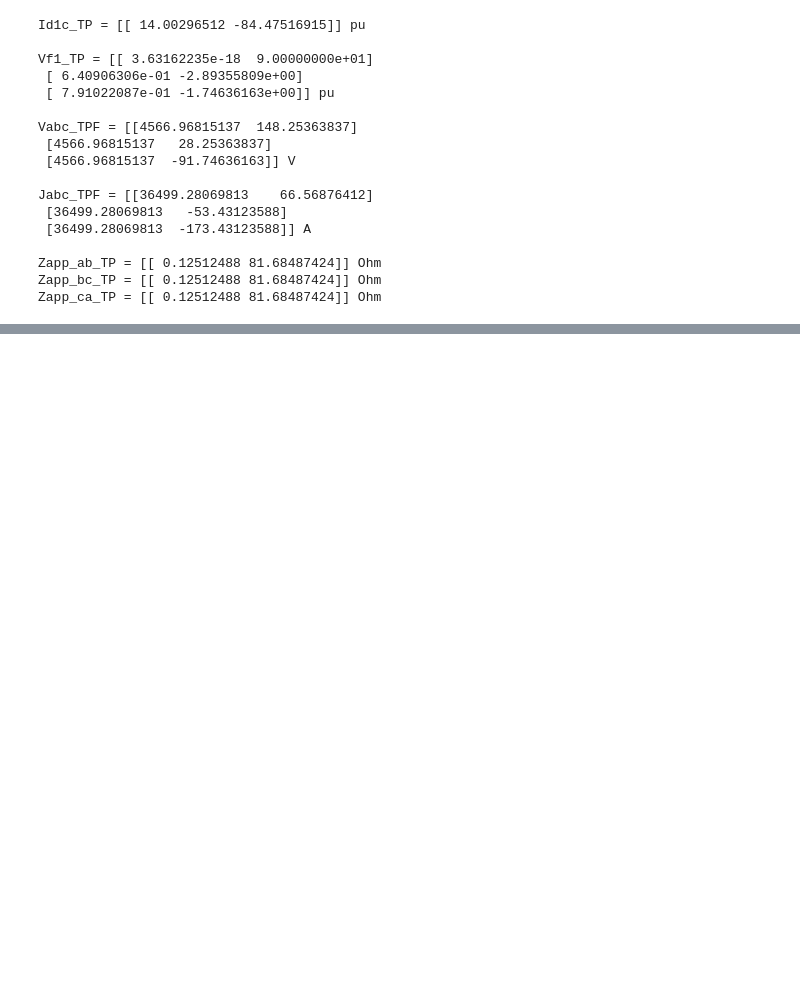
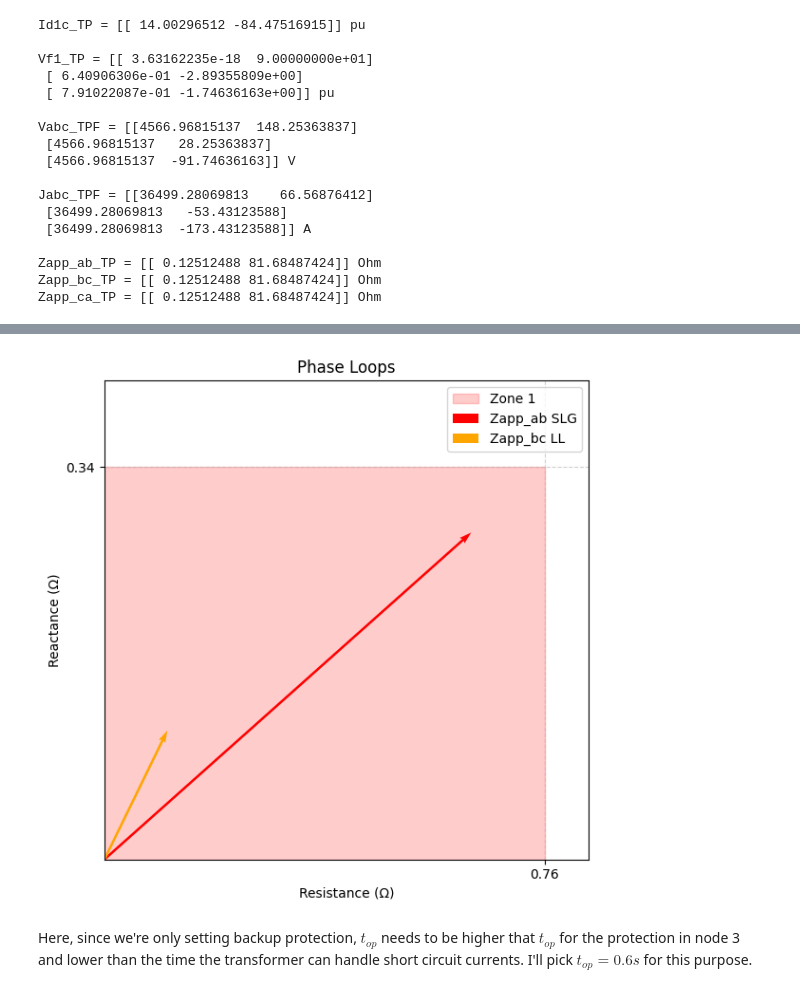
Before and after one commit to e4m8ch/IST_PSE, a Jupyter notebook: main.ipynb, the cells around one changed output, grey strips where cells are left out. Cells and saved outputs as stored; diff of their text form; code cells hidden in the pictures; blank space fills up the shorter version.

Commit message:
Final version for project purposes.

```diff
--- a/main.ipynb
+++ b/main.ipynb
@@ -1344,7 +1375,7 @@ print("Vf1_LL = " + str(phasor(Vf1_LL[[2, 6, 11]])) + " pu\n")
 V012_LLF = Rot @ np.array([0, Vf1_LL[11], Vd2_LL[11]])
 
 # Convert to phase voltages in volts
-Vabc_LLF = dfs["Nodes"]["Base Voltage [V]"][2]/math.sqrt(3) * A @ V012_LLF
+Vabc_LLF = dfs["Nodes"]["Base Voltage [V]"][11]/math.sqrt(3) * A @ V012_LLF
 
 print("Vabc_LLF = " + str(phasor(Vabc_LLF)) + " V\n")
 
@@ -1445,0 +1545,47 @@ Zapp_ca_TP = [[ 0.12512488 81.68487424]] Ohm
+# %%
+X_PL = 1.2 * max(Zapp_bc_LL.imag, Zapp_ab_SLG.imag)
+R_PL = 1.2 * max(Zapp_bc_LL.real, Zapp_ab_SLG.real)
+
+dfs["Transformers"]["Z [pu]"] = dfs["Transformers"]["R [pu]"] + 1j*dfs["Transformers"]["X [pu]"]
+dfs["Transformers"]["Z [ohm]"] = dfs["Transformers"]["Z [pu]"] * Z_base.iloc[1]
+
+Z_line_total = dfs["Transformers"]["Z [ohm]"].iloc[2] + dfs["Lines"]["Z1 [ohm]"].iloc[11]
+# %%
+plt.close('all')
+
+# -----------------------------------------------------------
+# Create a single plot
+# -----------------------------------------------------------
+fig, ax_pl = plt.subplots(figsize=(6, 6))
+
+# === Left plot: _PL variables ===
+margin_PL = 0.1 * max(R_PL, X_PL)
+
+ax_pl.set_xlim(0, R_PL + margin_PL)
+ax_pl.set_ylim(0, X_PL + margin_PL)
+ax_pl.set_aspect('auto')
+ax_pl.set_xticks([R_PL])
+ax_pl.set_yticks([X_PL])
+ax_pl.set_xticklabels([f"{R_PL:.2f}"])
+ax_pl.set_yticklabels([f"{X_PL:.2f}"])
+ax_pl.set_xlabel("Resistance (Ω)")
+ax_pl.set_ylabel("Reactance (Ω)")
+ax_pl.set_title("Phase Loops")
+ax_pl.grid(True, linestyle="--", alpha=0.6)
+
+# Add first transparent rectangle (zone 1)
+rect1 = patches.Rectangle((0, 0), R_PL, X_PL, linewidth=1, edgecolor='red', facecolor='red', alpha=0.2, label="Zone 1")
+ax_pl.add_patch(rect1)
+
+# Plot the vectors
+ax_pl.quiver(0, 0, Zapp_ab_SLG.real, Zapp_ab_SLG.imag, angles='xy', scale_units='xy', scale=1, color='red', width=0.005, label="Zapp_ab SLG")
+ax_pl.quiver(0, 0, Zapp_bc_LL.real, Zapp_bc_LL.imag, angles='xy', scale_units='xy', scale=1, color='orange', width=0.005, label="Zapp_bc LL")
+
+ax_pl.legend()
+
+plt.tight_layout()
+plt.show()
+# %% [output]
+[figure, added]
+# %% [markdown]
+Here, since we're only setting backup protection, $t_{op}$ needs to be higher that $t_{op}$ for the protection in node 3 and lower than the time the transformer can handle short circuit currents. I'll pick $t_{op} = 0.6s$ for this purpose.
```
Also changed, not shown: parts of 30 cells of this notebook.
